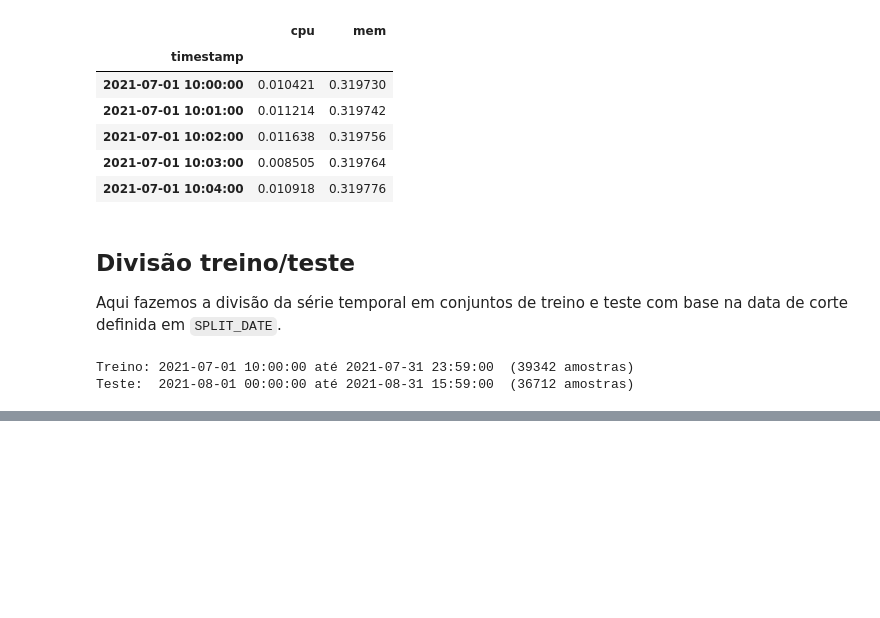
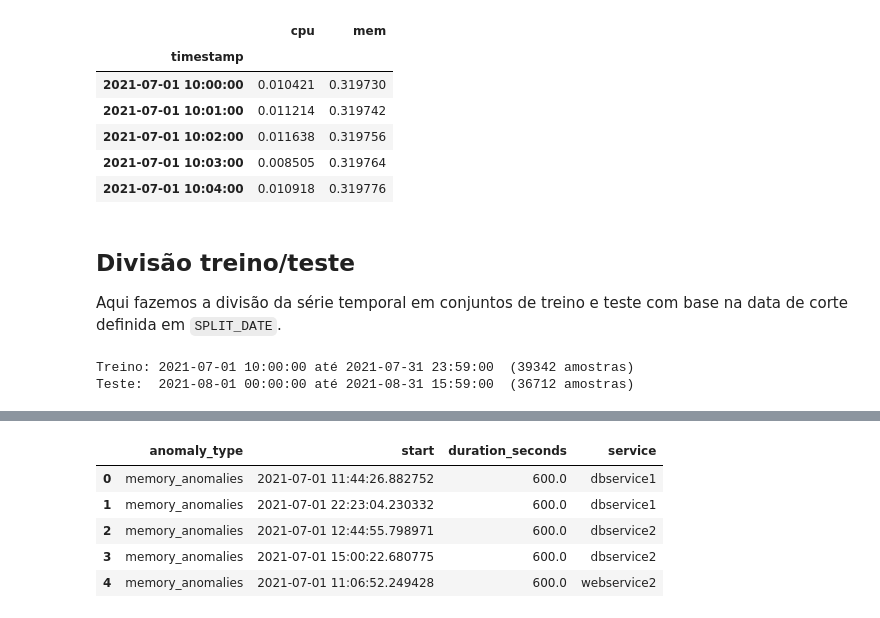
Before and after one commit to JoaoVictorCRP/mestrado-ppgca, a Jupyter notebook: notebooks/som-ad.ipynb, the cells around one changed output, grey strips where cells are left out. Saved outputs shown, nothing was run; the diff lists cells and outputs as text; code cells hidden in the pictures; blank space fills up the shorter version.

```diff
--- a/notebooks/som-ad.ipynb
+++ b/notebooks/som-ad.ipynb
@@ -192,0 +216,30 @@ Teste:  2021-08-01 00:00:00 até 2021-08-31 15:59:00  (36712 amostras)
+# %%
+def load_injection(zipfile_path):
+  tables = []
+  with zipfile.ZipFile(zipfile_path) as z:
+    for name in z.namelist():
+      if name.endswith(".csv"):
+        tables.append(pd.read_csv(z.open(name))[['service', 'message']])
+
+  logs = pd.concat(tables, ignore_index=True)
+
+  template = r'\[(\w+_anomalies)\].*start at ([\d\-: .]+?) and lasts ([\d.]+) seconds'
+  injections = logs['message'].str.extract(template) # Extrair logs de injeção de anomalias
+  injections.columns = ['anomaly_type', 'start', 'duration_seconds']
+
+  injections['service'] = logs['service']
+  injections = injections.dropna()
+  injections['start'] = pd.to_datetime(injections['start'])
+  injections['duration_seconds'] = injections['duration_seconds'].astype(float)
+
+  return injections.reset_index(drop=True)
+
+injections = load_injection("../datasets/GAIA-DataSet/MicroSS/run/run.zip")
+injections.head()
+# %% [output]
+|  | anomaly_type | start | duration_seconds | service |
+| 0 | memory_anomalies | 2021-07-01 11:44:26.882752 | 600.0 | dbservice1 |
+| 1 | memory_anomalies | 2021-07-01 22:23:04.230332 | 600.0 | dbservice1 |
+| 2 | memory_anomalies | 2021-07-01 12:44:55.798971 | 600.0 | dbservice2 |
+| 3 | memory_anomalies | 2021-07-01 15:00:22.680775 | 600.0 | dbservice2 |
+| 4 | memory_anomalies | 2021-07-01 11:06:52.249428 | 600.0 | webservice2 |
```
Also changed, not shown: parts of 7 cells of this notebook.
